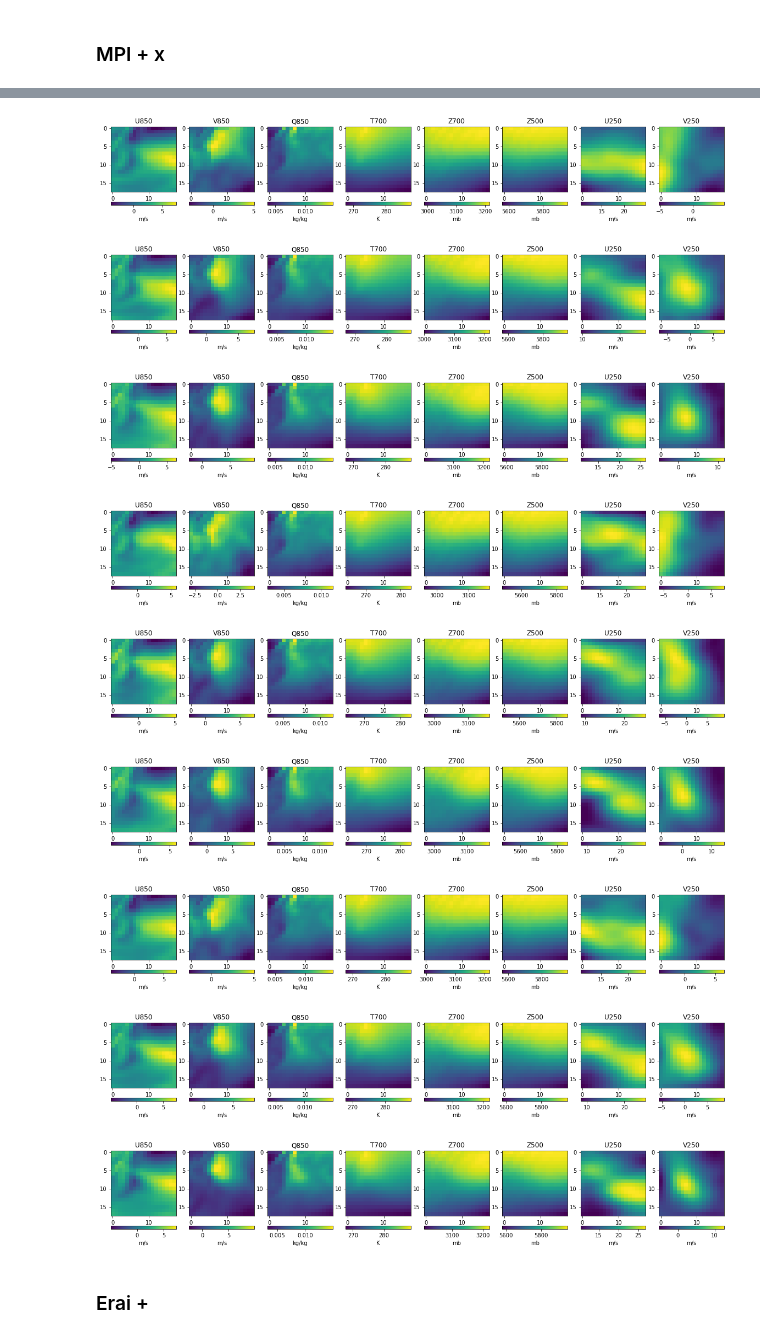
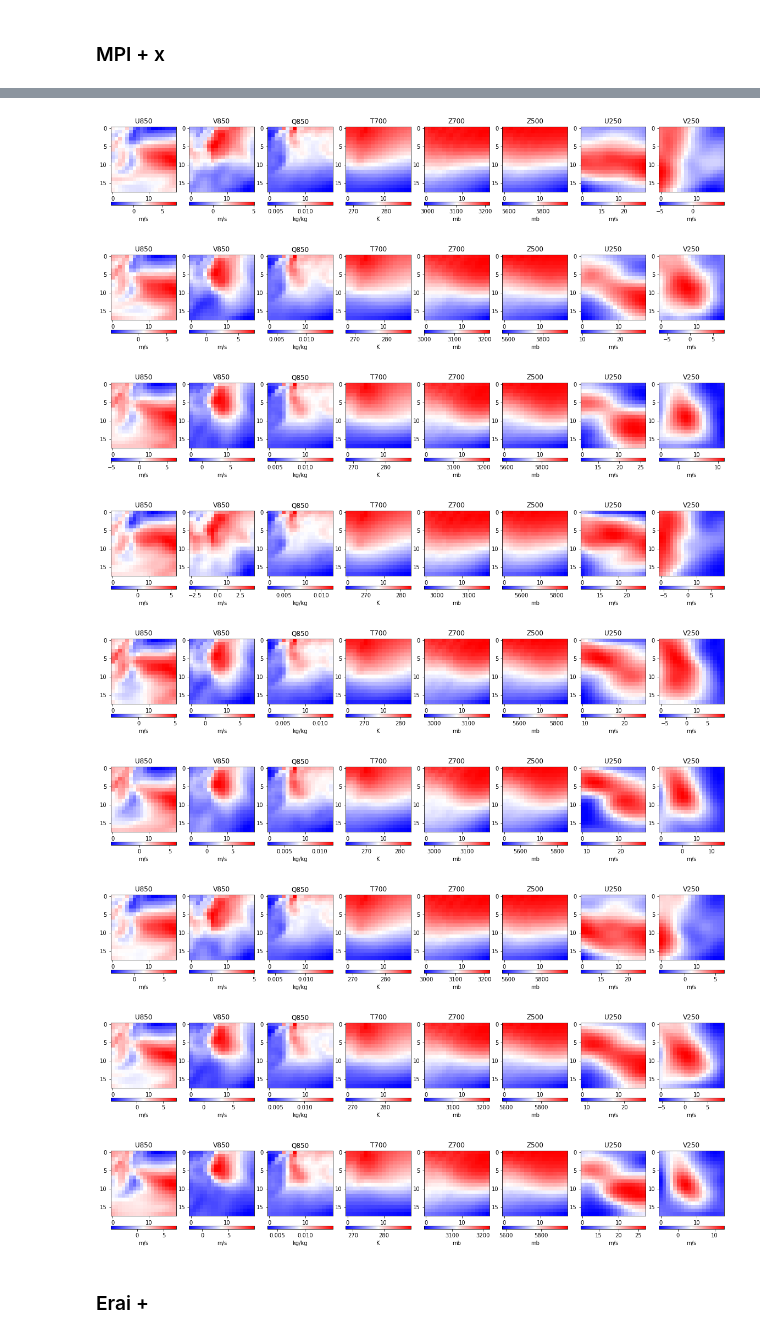
Before and after one commit to NCAR/ml-sm-dk-hf, a Jupyter notebook: notebooks/rain-days-via-xarray.ipynb, the cells around one changed output, grey strips where cells are left out. Cells and saved outputs as stored; diff of their text form; code cells hidden in the pictures.

```diff
--- a/notebooks/rain-days-via-xarray.ipynb
+++ b/notebooks/rain-days-via-xarray.ipynb
@@ -115,7 +115,7 @@ def calc_uatm_average(mpr_min, mpr_max, rainsignal):
     # global inputs: dv[1-8], mdv[1-8], mnvars
 
     # initialize accumulators
-    indeces = []
+    indices = []
     distribution = []
     raw_ires = len(mdv1[0])
     raininput = np.zeros((mnvars, raw_ires, raw_ires))
@@ -128,7 +128,7 @@ def calc_uatm_average(mpr_min, mpr_max, rainsignal):
 
             if mpr >= mpr_min and mpr < mpr_max:
                 distribution.append(mpr)
-                indeces.append(ii)
+                indices.append(ii)
 
                 #mpr = dv1[ii].sel(lat=slice(32.125,38.125), lon=slice(-101.875,-93.875)).mean()
 
@@ -148,22 +148,36 @@ def calc_uatm_average(mpr_min, mpr_max, rainsignal):
     raininput /= raincount
     #print("days:", raincount)
 
-    return raininput, raincount, distribution, indeces
+    return raininput, raincount, distribution, indices
 # %% [markdown]
 # Plot routines
 # %%
 import matplotlib.pyplot as plt
 
 # plot average rain inputs
-def plot_8v(isample):
+def plot_8v(isample, vmin, vmax):
     varmames = ['U850', 'V850', 'Q850', 'T700', 'Z700', 'Z500', 'U250', 'V250']
     units = ['m/s', 'm/s', 'kg/kg', 'K', 'mb', 'mb', 'm/s', 'm/s']
+
     fig, axarr = plt.subplots(1, 8, figsize = (20,20))
     for ii in range(8):
-        plot = axarr[ii].imshow(isample[ii])
+        plot = axarr[ii].imshow(isample[ii], vmin=vmin[ii], vmax=vmax[ii], cmap='bwr')
         cbar = fig.colorbar(plot, ax=axarr[ii], orientation="horizontal", fraction=0.046, pad=0.016)
         cbar.set_label(units[ii])
         axarr[ii].set_title(varmames[ii])
+    plt.show()
+
+def plot_8v_autoscale(isample):
+    varmames = ['U850', 'V850', 'Q850', 'T700', 'Z700', 'Z500', 'U250', 'V250']
+    units = ['m/s', 'm/s', 'kg/kg', 'K', 'mb', 'mb', 'm/s', 'm/s']
+
+    fig, axarr = plt.subplots(1, 8, figsize = (20,20))
+    for ii in range(8):
+        plot = axarr[ii].imshow(isample[ii], cmap='bwr')
+        cbar = fig.colorbar(plot, ax=axarr[ii], orientation="horizontal", fraction=0.046, pad=0.016)
+        cbar.set_label(units[ii])
+        axarr[ii].set_title(varmames[ii])
+    plt.show()
 # %%
 from os.path import basename
 
@@ -319,44 +323,44 @@ plot_8v(wetinput)
 # MPI+sdsm: future
 rainsignal = xr.open_dataset('/glade/work/mcginnis/DCA/data/gen/new-sdsm/old/mpi/rcp85/prec.rcp85.MPI-ESM-LR.SDSM.day.2070-2100.NAM-22i.SGP.x098.y36.nc')['prec']
 load_uatm_mpi_future()
-dryinput, drycount, drydistribution, dryindeces = calc_uatm_average(0, 0.254, rainsignal)
-moistinput, moistcount, moistdistribution, moistindeces = calc_uatm_average(0.254, 3.0, rainsignal)
-wetinput, wetcount, wetdistribution, wetindeces = calc_uatm_average(3.0, 9999.0, rainsignal)
-plot_8v(dryinput)
-plot_8v(moistinput)
-plot_8v(wetinput)
+dryinput, drycount, drydistribution, dryindices = calc_uatm_average(0, 0.254, rainsignal)
+moistinput, moistcount, moistdistribution, moistindices = calc_uatm_average(0.254, 3.0, rainsignal)
+wetinput, wetcount, wetdistribution, wetindices = calc_uatm_average(3.0, 9999.0, rainsignal)
+plot_8v_autoscale(dryinput)
+plot_8v_autoscale(moistinput)
+plot_8v_autoscale(wetinput)
 # %% [output]
-[figure, old version]
+[figure, new version]
-[figure, old version]
+[figure, new version]
-[figure, old version]
+[figure, new version]
 # %%
 # MPI+cnn: hist
 rainsignal = xr.open_dataset('/glade/work/mcginnis/DCA/data/gen/final/cnn/hist/prec.hist.MPI-ESM-LR.CNN.day.1980-2005.NAM-22i.SGP.x098.y36.nc')['prec']
 load_uatm_mpi_hist()
-dryinput, drycount, drydistribution, dryindeces = calc_uatm_average(0, 0.254, rainsignal)
-moistinput, moistcount, moistdistribution, moistindeces = calc_uatm_average(0.254, 3.0, rainsignal)
-wetinput, wetcount, wetdistribution, wetindeces = calc_uatm_average(3.0, 9999.0, rainsignal)
-plot_8v(dryinput)
-plot_8v(moistinput)
-plot_8v(wetinput)
+dryinput, drycount, drydistribution, dryindices = calc_uatm_average(0, 0.254, rainsignal)
+moistinput, moistcount, moistdistribution, moistindices = calc_uatm_average(0.254, 3.0, rainsignal)
+wetinput, wetcount, wetdistribution, wetindices = calc_uatm_average(3.0, 9999.0, rainsignal)
+plot_8v_autoscale(dryinput)
+plot_8v_autoscale(moistinput)
+plot_8v_autoscale(wetinput)
 # %% [output]
-[figure, old version]
+[figure, new version]
-[figure, old version]
+[figure, new version]
-[figure, old version]
+[figure, new version]
 # %%
 # MPI+cnn: rcp85
 rainsignal = xr.open_dataset('/glade/work/mcginnis/DCA/data/gen/final/cnn/rcp85/prec.rcp85.MPI-ESM-LR.CNN.day.2075-2100.NAM-22i.SGP.x098.y36.nc')['prec']
 load_uatm_mpi_future()
-dryinput, drycount, drydistribution, dryindeces = calc_uatm_average(0, 0.254, rainsignal)
-moistinput, moistcount, moistdistribution, moistindeces = calc_uatm_average(0.254, 3.0, rainsignal)
-wetinput, wetcount, wetdistribution, wetindeces = calc_uatm_average(3.0, 9999.0, rainsignal)
-plot_8v(dryinput)
-plot_8v(moistinput)
-plot_8v(wetinput)
+dryinput, drycount, drydistribution, dryindices = calc_uatm_average(0, 0.254, rainsignal)
+moistinput, moistcount, moistdistribution, moistindices = calc_uatm_average(0.254, 3.0, rainsignal)
+wetinput, wetcount, wetdistribution, wetindices = calc_uatm_average(3.0, 9999.0, rainsignal)
+plot_8v_autoscale(dryinput)
+plot_8v_autoscale(moistinput)
+plot_8v_autoscale(wetinput)
 # %% [output]
-[figure, old version]
+[figure, new version]
-[figure, old version]
+[figure, new version]
-[figure, old version]
+[figure, new version]
 # %% [markdown]
 ### Erai +
 # %%
```
Also changed, not shown: parts of 7 cells of this notebook.
